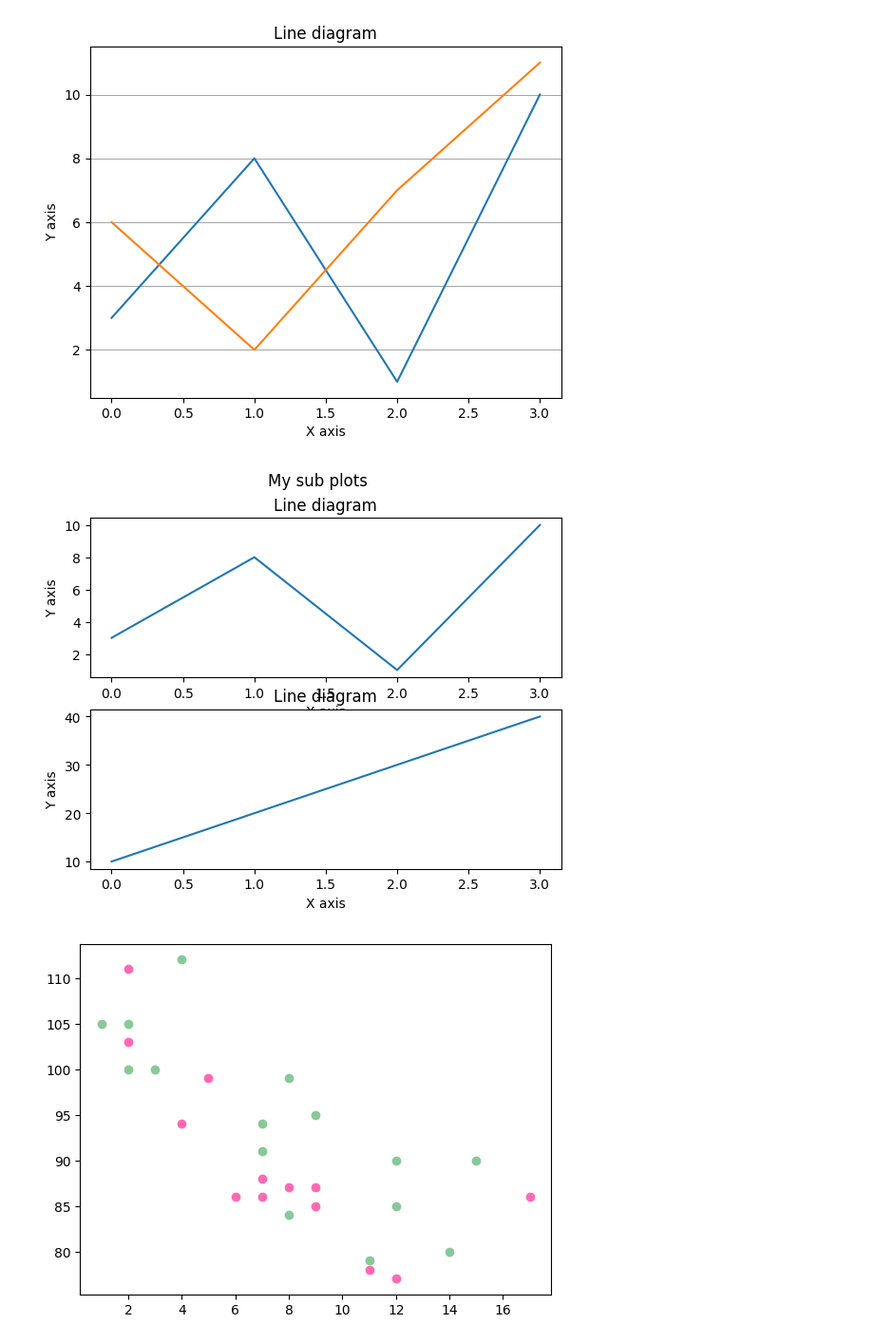
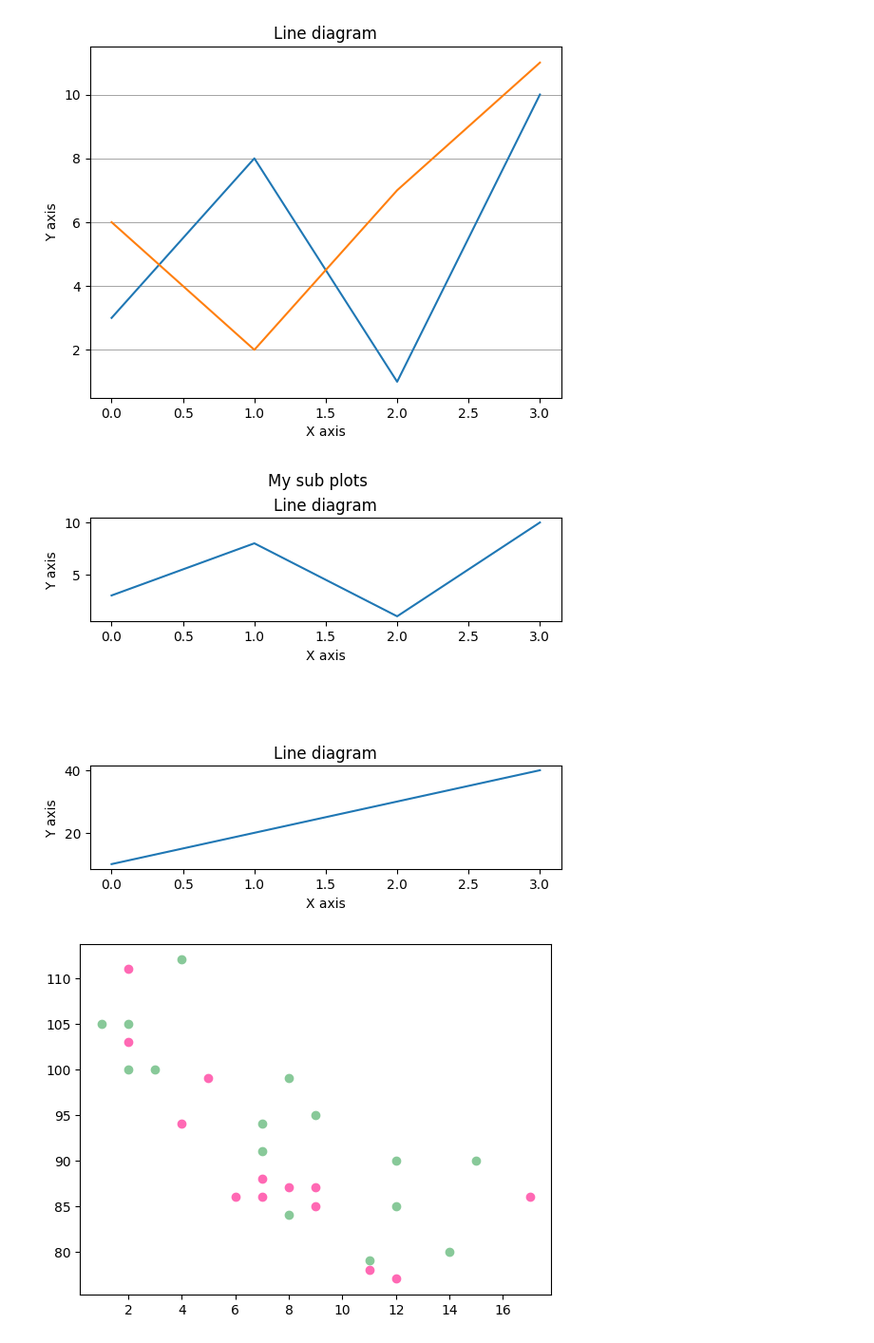
Before and after one commit to HongLeongYong/draw-diagram-with-python, a Jupyter notebook: basic_diagram.ipynb, the cells around one changed output. Shown: that part at 95% size. Cells and saved outputs as stored; diff of their text form; code cells hidden in the pictures.

```diff
--- a/basic_diagram.ipynb
+++ b/basic_diagram.ipynb
@@ -29,33 +29,34 @@ plt.show()
 # %%
 import matplotlib.pyplot as plt
 import numpy as np
 
 #plot 1:
 x = np.array([0, 1, 2, 3])
 y = np.array([3, 8, 1, 10])
 
-plt.subplot(2, 1, 1)
+plt.subplot(3, 1, 1)
 plt.plot(x,y)
 
 plt.title("Line diagram")
 plt.xlabel("X axis")
 plt.ylabel("Y axis")
 
 #plot 2:
 x = np.array([0, 1, 2, 3])
 y = np.array([10, 20, 30, 40])
 
-plt.subplot(2, 1, 2)
+# 3 rows, 1 column, and this plot is the third plot.
+plt.subplot(3, 1, 3)
 plt.plot(x,y)
 
 plt.title("Line diagram")
 plt.xlabel("X axis")
 plt.ylabel("Y axis")
 
 plt.suptitle("My sub plots")
 plt.show()
 # %% [output]
-[figure, old version]
+[figure, new version]
 # %%
 import matplotlib.pyplot as plt
 import numpy as np
```
Also changed, not shown: parts of 1 cell of this notebook.
